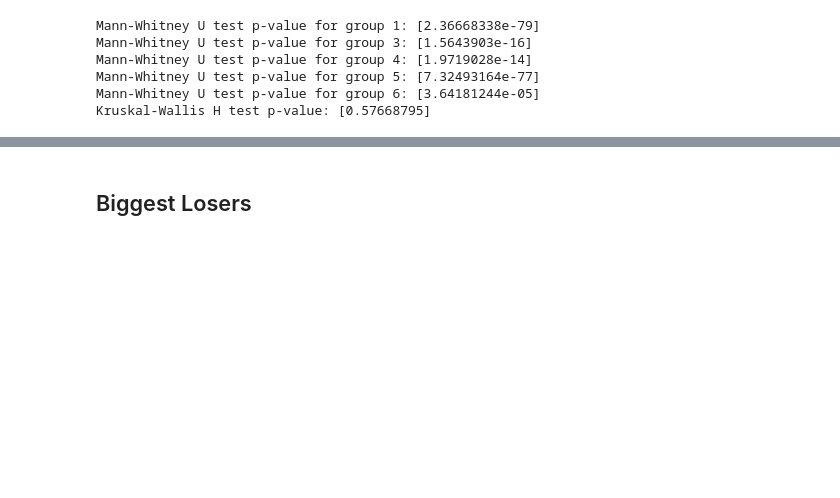
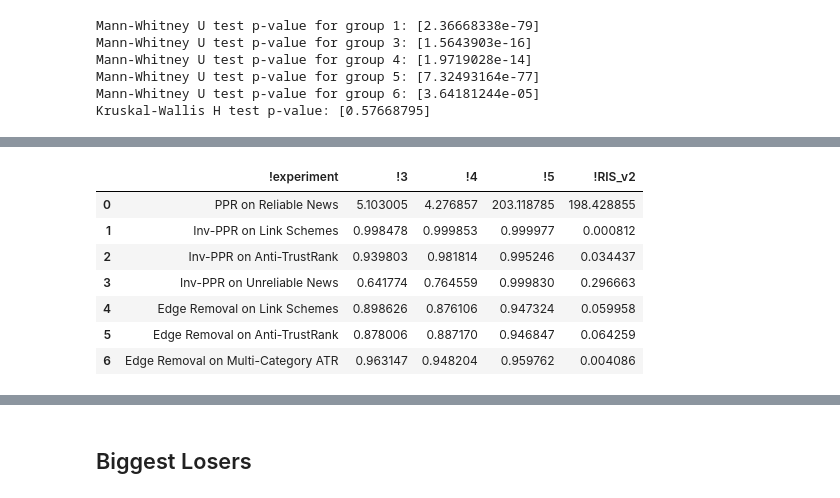
Before and after one commit to PeterCarragher/cc-webgraph, a Jupyter notebook: ranking/ppr_pre_post_plots.ipynb, the cells around one changed output, grey strips where cells are left out. Saved outputs shown, nothing was run; the diff lists cells and outputs as text; code cells hidden in the pictures; blank space fills up the shorter version.

```diff
--- a/ranking/ppr_pre_post_plots.ipynb
+++ b/ranking/ppr_pre_post_plots.ipynb
@@ -159,0 +160,37 @@ plot_all_interventions(exp_names, post_files, "pagerank_centrality")
+# %%
+def pre_post_ris(exp_name, post_file, metric="pagerank_centrality", pre_file='output/ranks/exp-baseline.label_only.out'):
+    domain_labels = pd.read_csv('../../data/attributes.csv')[['url', 'label']]
+    domain_labels['label'] = domain_labels['label'].apply(lambda x: x+2 if x == 1 else (x - 1 if x == 6 else x))
+    cc_rank_cols = ["harmonic_rank", "harmonic_centrality", "pagerank_rank", "pagerank_centrality", "url", "a"]
+
+    # Read pre and post rankings data
+    pre_rankings = pd.read_csv(pre_file, sep='\t', names=cc_rank_cols)
+    post_rankings = pd.read_csv(post_file, sep='\t', names=cc_rank_cols)
+    pre_rankings['url'] = pre_rankings['url'].apply(reverse_url)
+    post_rankings['url'] = post_rankings['url'].apply(reverse_url)
+
+    # Merge with domain labels data
+    pre_post_stats_df = pre_rankings.merge(post_rankings, on='url', how='inner', suffixes=('_orig', '_inter'))[['url', metric + '_orig', metric + '_inter']]
+    pre_post_stats_df = pre_post_stats_df.merge(domain_labels[['url','label']], on='url', how='inner')
+    pre_post_stats_df['PR'] = pre_post_stats_df[metric + '_inter'] / pre_post_stats_df[metric + '_orig']
+    pre_post_stats_df['PI'] = pre_post_stats_df[metric + '_orig'] / pre_post_stats_df[metric + '_inter']
+    # 1 - (post_rankings_filtered[metric] - pre_rankings_filtered[metric]) / post_rankings_filtered[metric]
+    return pre_post_stats_df[['PR','PI','label']]#.groupby('label').mean()
+
+intervention_exps = [
+    ('PPR on Reliable News', 'output/ranks/exp-rel-ppr-ranks.label_only.txt'),
+    ('Inv-PPR on Unreliable News', 'output/ranks/exp-unrel-ppr-down.label_only.out'),
+    ('Inv-PPR on Link Schemes', 'output/ranks/exp-ls-ppr-down.label_only.out'),
+    ('Inv-PPR on Anti-TrustRank', 'output/ranks/exp-ls-str-ppr-down.label_only.out'),
+    ('Edge Removal on Link Schemes', 'output/ls_filtered/ls_filtered-ranks.label_only.txt'),
+    ('Edge Removal on Anti-TrustRank', 'output/ls_atr_filtered/ls_atr_filtered-ranks.label_only.txt'),
+    ('Edge Removal on Multi-Category ATR','output/ls_multi_domain_atr/ls_multi_domain_atr-ranks.label_only.txt'),
+    # ('Edge Removal on Multi-Category ATR + Link Schemes', 'output/ls_multi_domain_atr_combined/ls_multi_domain_atr_combined-ranks.label_only.txt'),
+
+    # ('Pre-Intervention Baseline','output/ranks/exp-baseline.label_only.out'),
+    # ('Edge Removal on News-Domain ATR Spam', 'output/ls_combined_filtered/ls_combined_filtered-ranks.label_only.txt'),
+]
+
+# Plot all interventions
+# for exp_name, post_file in intervention_exps:
+#     exp_output = pre_post_ris(exp_name, post_file, "pagerank_centrality")
@@ -159,0 +250,11 @@ plot_all_interventions(exp_names, post_files, "pagerank_centrality")
+# %%
+csv2
+# %% [output]
+|  | !experiment | !3 | !4 | !5 | !RIS_v2 |
+| 0 | PPR on Reliable News | 5.103005 | 4.276857 | 203.118785 | 198.428855 |
+| 1 | Inv-PPR on Link Schemes | 0.998478 | 0.999853 | 0.999977 | 0.000812 |
+| 2 | Inv-PPR on Anti-TrustRank | 0.939803 | 0.981814 | 0.995246 | 0.034437 |
+| 3 | Inv-PPR on Unreliable News | 0.641774 | 0.764559 | 0.999830 | 0.296663 |
+| 4 | Edge Removal on Link Schemes | 0.898626 | 0.876106 | 0.947324 | 0.059958 |
+| 5 | Edge Removal on Anti-TrustRank | 0.878006 | 0.887170 | 0.946847 | 0.064259 |
+| 6 | Edge Removal on Multi-Category ATR | 0.963147 | 0.948204 | 0.959762 | 0.004086 |
```
Also changed, not shown: parts of 4 cells of this notebook, 6 other files.
